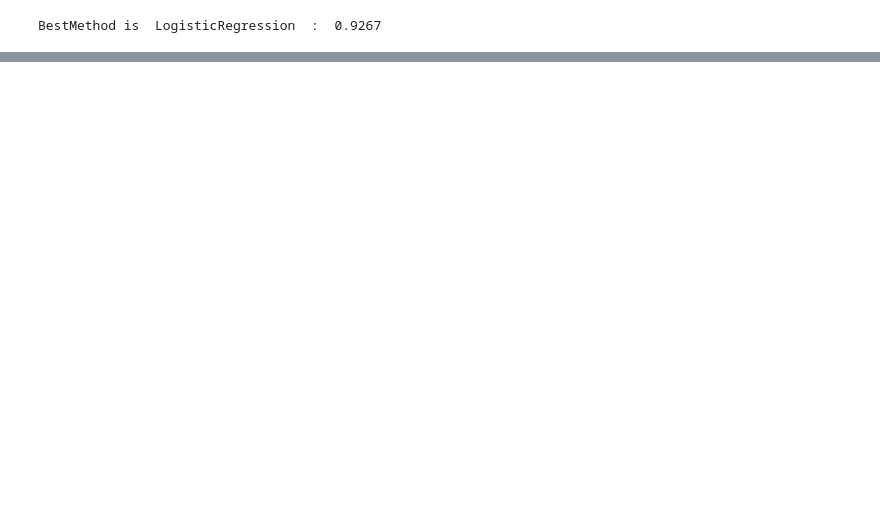
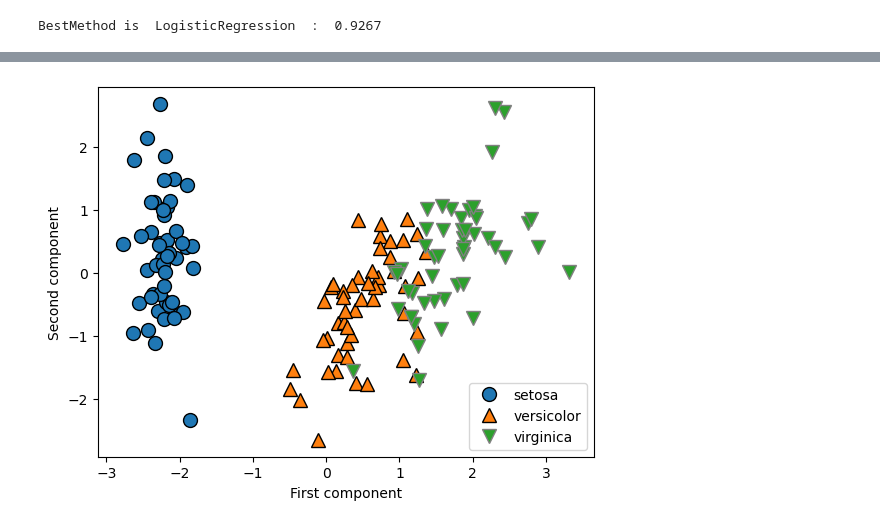
Before and after one commit to adachi0612/iris_work, a Jupyter notebook: analyze_iris_ruito_adachi.ipynb, the cells around one changed output, grey strips where cells are left out. Cells and saved outputs as stored; diff of their text form; code cells hidden in the pictures; blank space fills up the shorter version.

```diff
--- a/analyze_iris_ruito_adachi.ipynb
+++ b/analyze_iris_ruito_adachi.ipynb
@@ -112,0 +148,4 @@ graph
+# %%
+X_scaled, df_pca, X_pca = iris.plot_pca()
+# %% [output]
+[figure, added]
```
Also changed, not shown: parts of 8 cells of this notebook, 2 other files.
